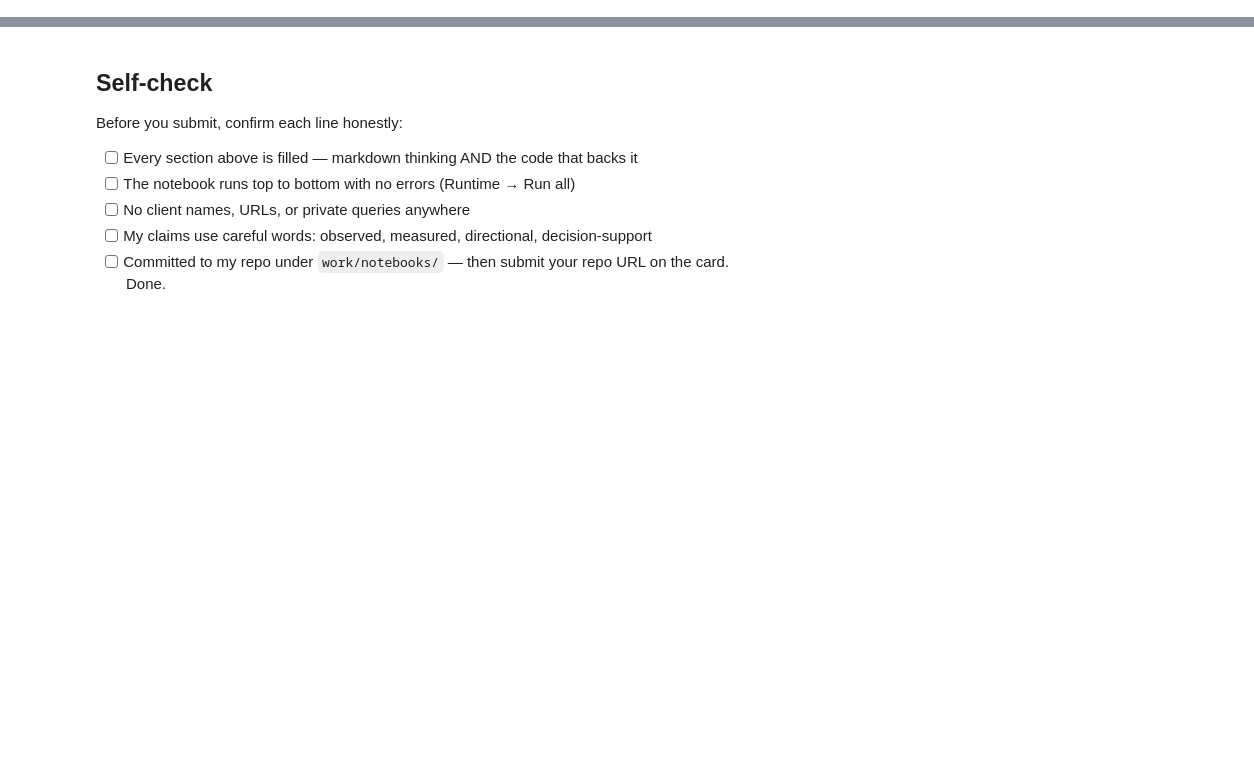
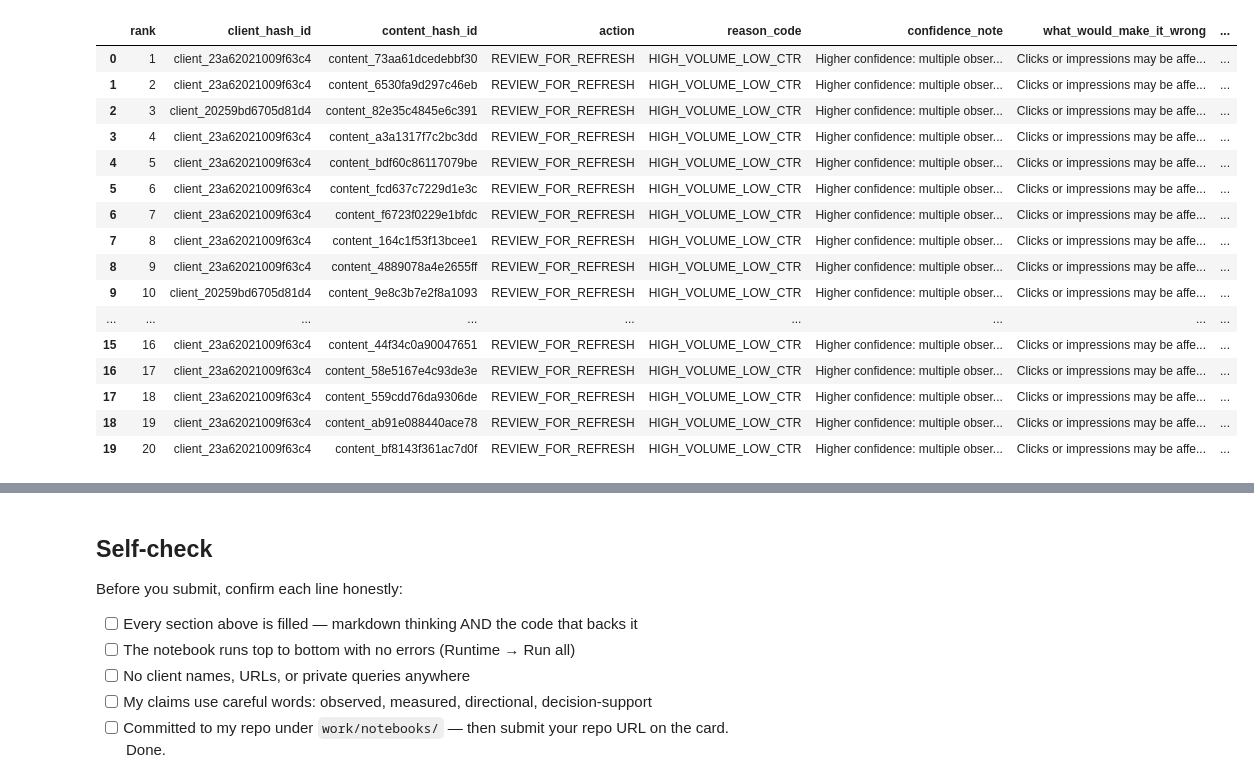
Before and after one commit to mohamedaamar744-ux/flyrank-ml-internship, a Jupyter notebook: work/notebooks/w04_baseline_score.ipynb, the cells around one changed output, grey strips where cells are left out. Drawn from its saved outputs; the diff is of its cells as text; code cells hidden in the pictures; blank space fills up the shorter version.

```diff
--- a/work/notebooks/w04_baseline_score.ipynb
+++ b/work/notebooks/w04_baseline_score.ipynb
@@ -36,0 +353,70 @@ This skeleton is yours to fill. Work the sections **in order** — each one has
+# %%
+# This cell is for CODE (numbers, a query, a check).
+# Write your text answer in the cell ABOVE this one — typing sentences here breaks Run All.
+# Top-20 review
+
+top20 = output.head(20).copy()
+
+top20["confidence_note"] = np.select(
+    [
+        top20["baseline_score"] == 4,
+        top20["baseline_score"] == 3,
+        top20["baseline_score"] == 2
+    ],
+    [
+        "Higher confidence: multiple observed signals agree.",
+        "Moderate confidence: strong volume plus one supporting signal.",
+        "Lower confidence: only one main signal is present."
+    ],
+    default="Low confidence: limited supporting evidence."
+)
+
+top20["what_would_make_it_wrong"] = np.select(
+    [
+        top20["reason_code"] == "HIGH_VOLUME_LOW_CTR",
+        top20["reason_code"] == "HIGH_VOLUME_WEAK_POSITION",
+        top20["reason_code"] == "HIGH_VOLUME"
+    ],
+    [
+        "Clicks or impressions may be affected by tracking/data-quality issues, or the content may have low click intent despite high visibility.",
+        "The position may reflect a temporary query mix or measurement condition rather than a refresh opportunity.",
+        "High impressions alone may not indicate a refresh need; the content may already be performing appropriately for its search demand."
+    ],
+    default="The observed signal may not represent a genuine refresh opportunity."
+)
+
+review = top20[
+    [
+        "rank",
+        "client_hash_id",
+        "content_hash_id",
+        "action",
+        "reason_code",
+        "confidence_note",
+        "what_would_make_it_wrong",
+        "gsc_impressions",
+        "gsc_clicks",
+        "ctr",
+        "gsc_avg_position"
+    ]
+].copy()
+
+display(review)
+# %% [output]
+|  | rank | client_hash_id | content_hash_id | action | reason_code | confidence_note | what_would_make_it_wrong | ... |
+| 0 | 1 | client_23a62021009f63c4 | content_73aa61dcedebbf30 | REVIEW_FOR_REFRESH | HIGH_VOLUME_LOW_CTR | Higher confidence: multiple obser... | Clicks or impressions may be affe... | ... |
+| 1 | 2 | client_23a62021009f63c4 | content_6530fa9d297c46eb | REVIEW_FOR_REFRESH | HIGH_VOLUME_LOW_CTR | Higher confidence: multiple obser... | Clicks or impressions may be affe... | ... |
+| 2 | 3 | client_20259bd6705d81d4 | content_82e35c4845e6c391 | REVIEW_FOR_REFRESH | HIGH_VOLUME_LOW_CTR | Higher confidence: multiple obser... | Clicks or impressions may be affe... | ... |
+| 3 | 4 | client_23a62021009f63c4 | content_a3a1317f7c2bc3dd | REVIEW_FOR_REFRESH | HIGH_VOLUME_LOW_CTR | Higher confidence: multiple obser... | Clicks or impressions may be affe... | ... |
+| 4 | 5 | client_23a62021009f63c4 | content_bdf60c86117079be | REVIEW_FOR_REFRESH | HIGH_VOLUME_LOW_CTR | Higher confidence: multiple obser... | Clicks or impressions may be affe... | ... |
+| 5 | 6 | client_23a62021009f63c4 | content_fcd637c7229d1e3c | REVIEW_FOR_REFRESH | HIGH_VOLUME_LOW_CTR | Higher confidence: multiple obser... | Clicks or impressions may be affe... | ... |
+| 6 | 7 | client_23a62021009f63c4 | content_f6723f0229e1bfdc | REVIEW_FOR_REFRESH | HIGH_VOLUME_LOW_CTR | Higher confidence: multiple obser... | Clicks or impressions may be affe... | ... |
+| 7 | 8 | client_23a62021009f63c4 | content_164c1f53f13bcee1 | REVIEW_FOR_REFRESH | HIGH_VOLUME_LOW_CTR | Higher confidence: multiple obser... | Clicks or impressions may be affe... | ... |
+| 8 | 9 | client_23a62021009f63c4 | content_4889078a4e2655ff | REVIEW_FOR_REFRESH | HIGH_VOLUME_LOW_CTR | Higher confidence: multiple obser... | Clicks or impressions may be affe... | ... |
+| 9 | 10 | client_20259bd6705d81d4 | content_9e8c3b7e2f8a1093 | REVIEW_FOR_REFRESH | HIGH_VOLUME_LOW_CTR | Higher confidence: multiple obser... | Clicks or impressions may be affe... | ... |
+| ... | ... | ... | ... | ... | ... | ... | ... | ... |
+| 15 | 16 | client_23a62021009f63c4 | content_44f34c0a90047651 | REVIEW_FOR_REFRESH | HIGH_VOLUME_LOW_CTR | Higher confidence: multiple obser... | Clicks or impressions may be affe... | ... |
+| 16 | 17 | client_23a62021009f63c4 | content_58e5167e4c93de3e | REVIEW_FOR_REFRESH | HIGH_VOLUME_LOW_CTR | Higher confidence: multiple obser... | Clicks or impressions may be affe... | ... |
+| 17 | 18 | client_23a62021009f63c4 | content_559cdd76da9306de | REVIEW_FOR_REFRESH | HIGH_VOLUME_LOW_CTR | Higher confidence: multiple obser... | Clicks or impressions may be affe... | ... |
+| 18 | 19 | client_23a62021009f63c4 | content_ab91e088440ace78 | REVIEW_FOR_REFRESH | HIGH_VOLUME_LOW_CTR | Higher confidence: multiple obser... | Clicks or impressions may be affe... | ... |
+| 19 | 20 | client_23a62021009f63c4 | content_bf8143f361ac7d0f | REVIEW_FOR_REFRESH | HIGH_VOLUME_LOW_CTR | Higher confidence: multiple obser... | Clicks or impressions may be affe... | ... |
```
Also changed, not shown: parts of 18 cells of this notebook.
